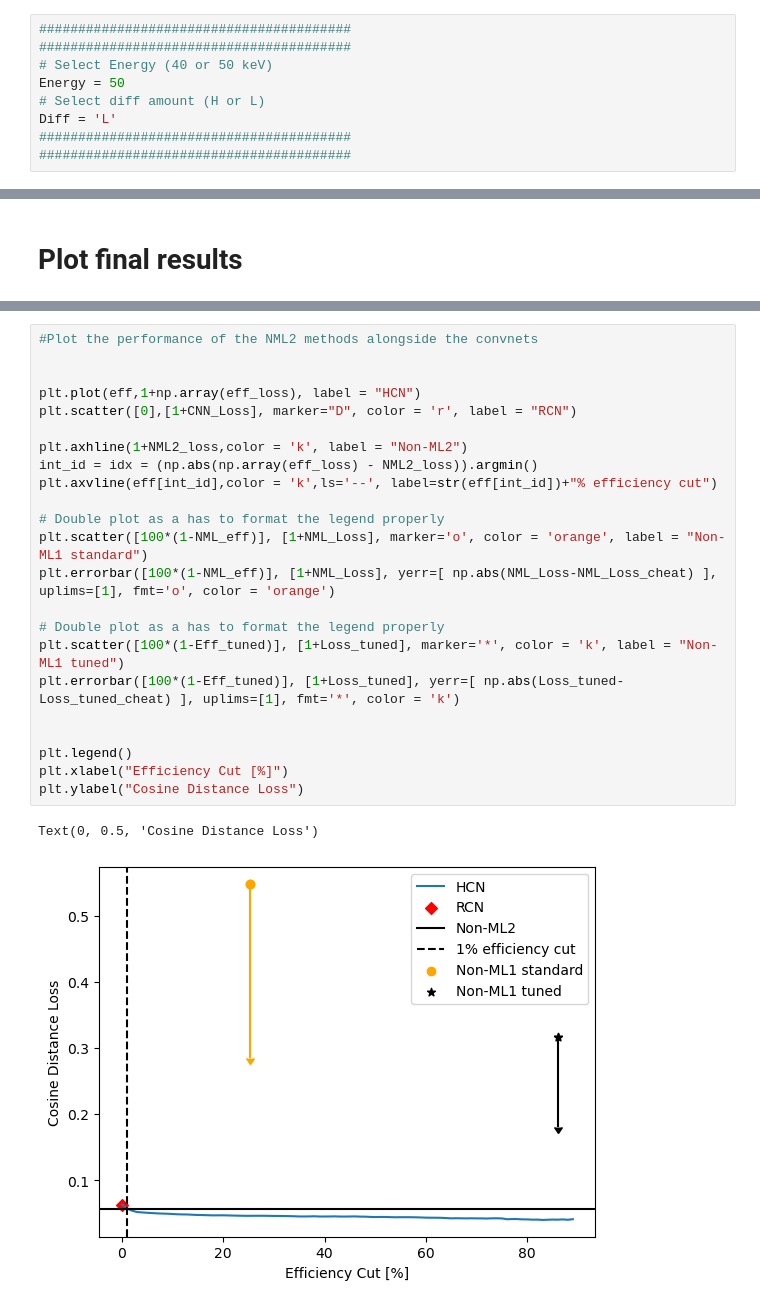
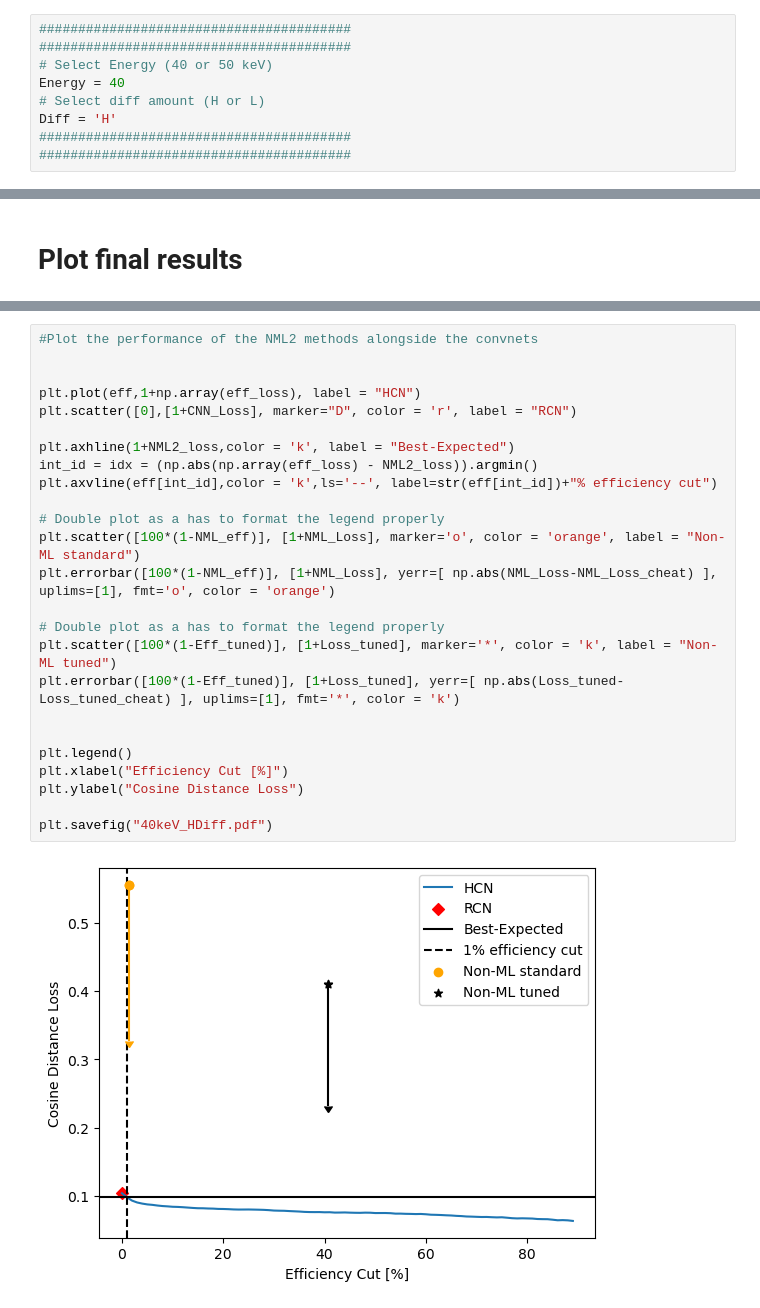
Before and after one commit to mghrear/3D_Heteroscedastic_Convnet, a Jupyter notebook: test_models.ipynb, the cells around one changed output, grey strips where cells are left out. Cells and saved outputs as stored; diff of their text form.

Commit message:
updated plot

```diff
--- a/test_models.ipynb
+++ b/test_models.ipynb
@@ -23,9 +23,9 @@ Using cpu device
 ########################################
 ########################################
 # Select Energy (40 or 50 keV)
-Energy = 50
+Energy = 40
 # Select diff amount (H or L)
-Diff = 'L'
+Diff = 'H'
 ########################################
 ########################################
 # %%
@@ -341,29 +341,30 @@ Text(0, 0.5, 'Cosine Similairity Loss')
 # %%
 #Plot the performance of the NML2 methods alongside the convnets
 
 
 plt.plot(eff,1+np.array(eff_loss), label = "HCN")
 plt.scatter([0],[1+CNN_Loss], marker="D", color = 'r', label = "RCN")
 
-plt.axhline(1+NML2_loss,color = 'k', label = "Non-ML2")
+plt.axhline(1+NML2_loss,color = 'k', label = "Best-Expected")
 int_id = idx = (np.abs(np.array(eff_loss) - NML2_loss)).argmin()
 plt.axvline(eff[int_id],color = 'k',ls='--', label=str(eff[int_id])+"% efficiency cut")
 
 # Double plot as a has to format the legend properly
-plt.scatter([100*(1-NML_eff)], [1+NML_Loss], marker='o', color = 'orange', label = "Non-ML1 standard")
+plt.scatter([100*(1-NML_eff)], [1+NML_Loss], marker='o', color = 'orange', label = "Non-ML standard")
 plt.errorbar([100*(1-NML_eff)], [1+NML_Loss], yerr=[ np.abs(NML_Loss-NML_Loss_cheat) ], uplims=[1], fmt='o', color = 'orange')
 
 # Double plot as a has to format the legend properly
-plt.scatter([100*(1-Eff_tuned)], [1+Loss_tuned], marker='*', color = 'k', label = "Non-ML1 tuned")
+plt.scatter([100*(1-Eff_tuned)], [1+Loss_tuned], marker='*', color = 'k', label = "Non-ML tuned")
 plt.errorbar([100*(1-Eff_tuned)], [1+Loss_tuned], yerr=[ np.abs(Loss_tuned-Loss_tuned_cheat) ], uplims=[1], fmt='*', color = 'k')
 
 
 plt.legend()
 plt.xlabel("Efficiency Cut [%]")
 plt.ylabel("Cosine Distance Loss")
+
+plt.savefig("40keV_HDiff.pdf")
 # %% [output]
-Text(0, 0.5, 'Cosine Distance Loss')
-[figure, old version]
+[figure, new version]
 # %%
 #Plot the axial performance of the NML2 methods alongside the convnets
 
```
Also changed, not shown: parts of 24 cells of this notebook, 2 other files.
